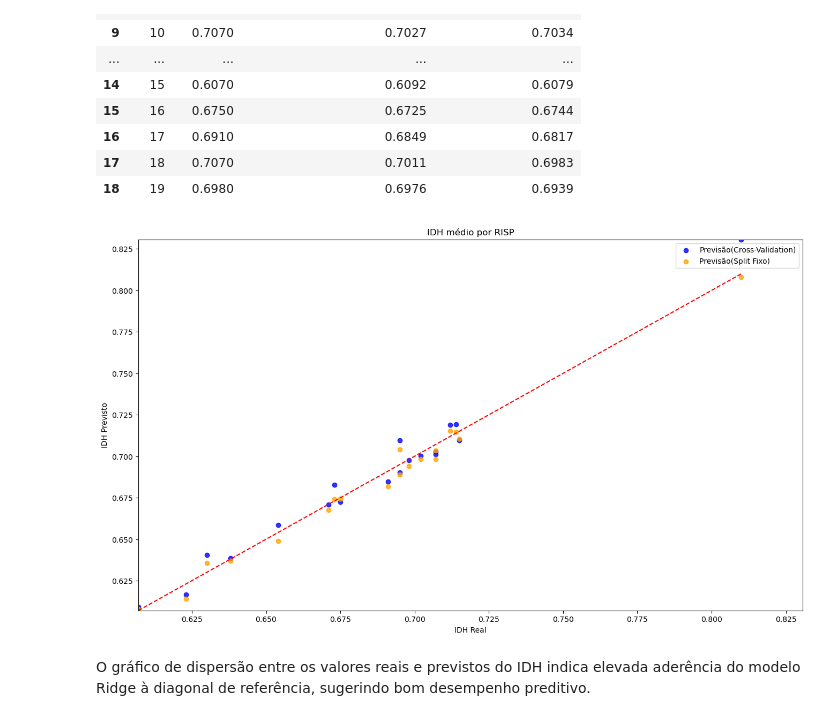
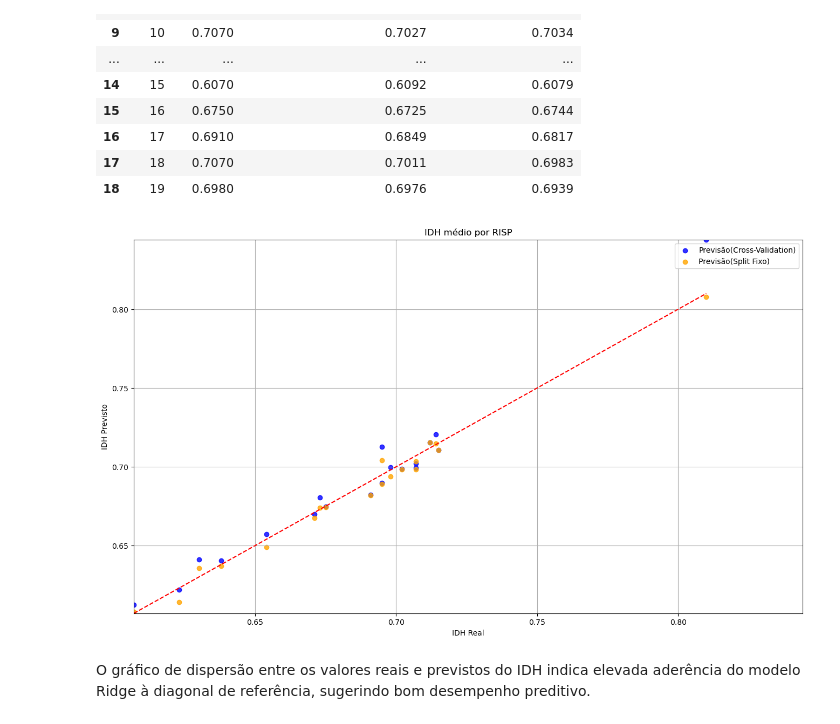
Before and after one commit to jvrezendem/Modelo-Preditivo-Socioecon-mico, a Jupyter notebook: notebooks/modeloPreditivo.ipynb, the cells around one changed output. Drawn from its saved outputs; the diff is of its cells as text; code cells hidden in the pictures.

Commit message:
add: statistic graphs and metrics and fix imgs

```diff
--- a/notebooks/modeloPreditivo.ipynb
+++ b/notebooks/modeloPreditivo.ipynb
@@ -427,0 +488,30 @@ Desvio padrão: 0.0016873731036947896
+# %%
+cd = []
+maeRigid = []
+predictList = np.zeros(len(target))
+
+
+for X_train, X_val, y_train, y_val, val_idx in folds:
+
+    scaler = StandardScaler()
+    X_train_s = scaler.fit_transform(X_train)
+    X_val_s   = scaler.transform(X_val)
+
+    #Criação do Modelo
+    rr = Ridge(alpha=1.0)
+
+    rr.fit(X_train_s, y_train)
+
+    #Previsão
+    pred = rr.predict(X_val_s)
+
+    predictList[val_idx] = pred
+
+    #Avaliando Precisão
+    cd.append(r2_score(y_val, pred))
+    maeRigid.append(mean_absolute_error(y_val, pred))
+
+
+print(f"Coeficiente de regressão médio: { np.mean(cd)* 100:.2f}")
+print(f"Erro Absoluto: {np.mean(maeRigid)}")
+print(f"Desvio padrão: {np.std(maeRigid)}")
@@ -456,18 +550,19 @@ proofTable
 # %%
 #Gerar Gráfico
 ptl.figure(figsize=(16,9))
 ptl.scatter(target, predictList, alpha=0.8, label = "Previsão(Cross-Validation)", color='blue')
 ptl.scatter(target, predictRR, alpha=0.8, label = "Previsão(Split Fixo)", color='orange')
 ptl.plot([target.min(), target.max()], [target.min(), target.max()], 'r--')
 limit = [min(target.min(), predictList.min()), max(target.max(), predictList.max())]
 ptl.xlim(limit)
 ptl.ylim(limit)
 ptl.title("IDH médio por RISP")
 ptl.xlabel("IDH Real")
 ptl.ylabel("IDH Previsto")
+ptl.grid(True)
 leg = ptl.legend()
 # %% [output]
-[figure, old version]
+[figure, new version]
 # %% [markdown]
 O gráfico de dispersão entre os valores reais e previstos do IDH indica elevada aderência do modelo Ridge à diagonal de referência, sugerindo bom desempenho preditivo.
 # %% [markdown]
```
Also changed, not shown: parts of 16 cells of this notebook, 12 other files.
